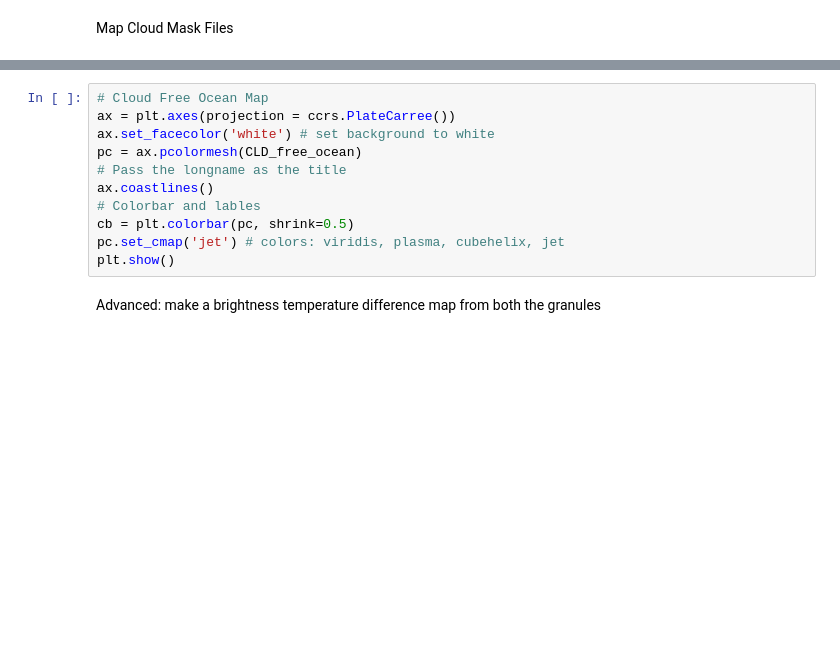
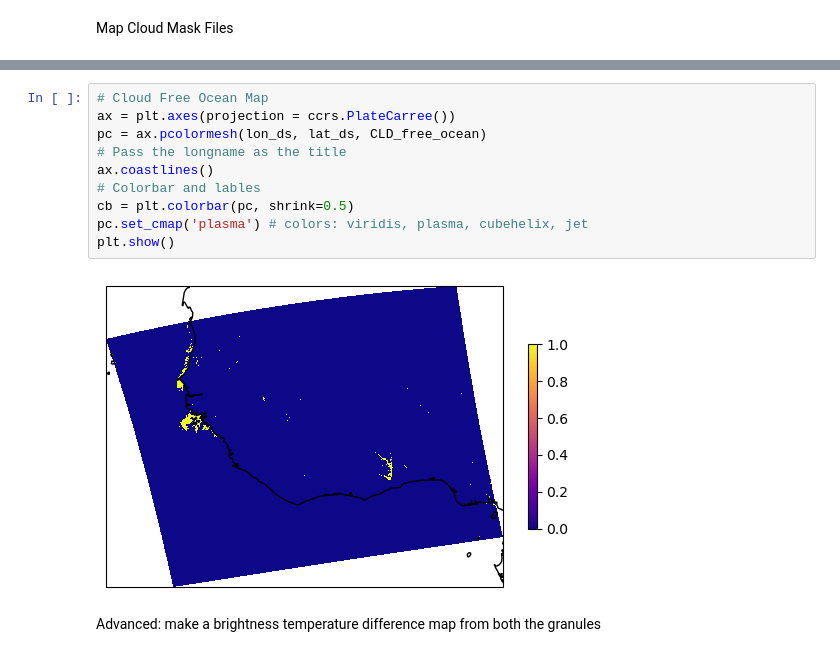
Before and after one commit to mwallace5270/Hello-World, a Jupyter notebook: Hello_VIIRS.ipynb, the cells around one changed output, grey strips where cells are left out. Cells and saved outputs as stored; diff of their text form; blank space fills up the shorter version.

```diff
--- a/Hello_VIIRS.ipynb
+++ b/Hello_VIIRS.ipynb
@@ -425,13 +414,14 @@ plt.show()
 # %%
 # Cloud Free Ocean Map
 ax = plt.axes(projection = ccrs.PlateCarree())
-ax.set_facecolor('white') # set background to white
-pc = ax.pcolormesh(CLD_free_ocean)
+pc = ax.pcolormesh(lon_ds, lat_ds, CLD_free_ocean)
 # Pass the longname as the title
 ax.coastlines()
 # Colorbar and lables
 cb = plt.colorbar(pc, shrink=0.5)
-pc.set_cmap('jet') # colors: viridis, plasma, cubehelix, jet
+pc.set_cmap('plasma') # colors: viridis, plasma, cubehelix, jet
 plt.show()
+# %% [output]
+[figure, added]
 # %% [markdown]
 Advanced: make a brightness temperature difference map from both the granules
```
Also changed, not shown: parts of 6 cells of this notebook, 2 other files.
